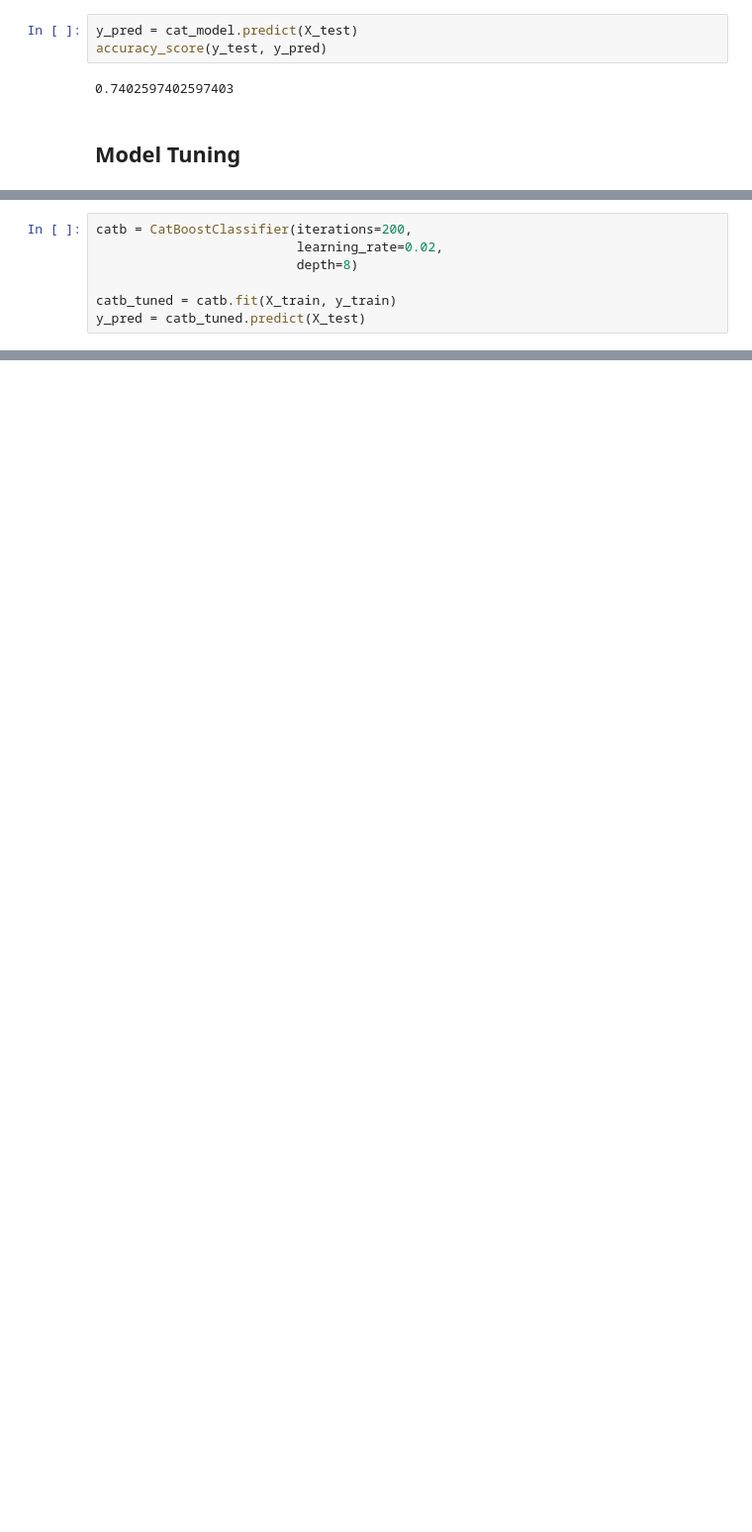
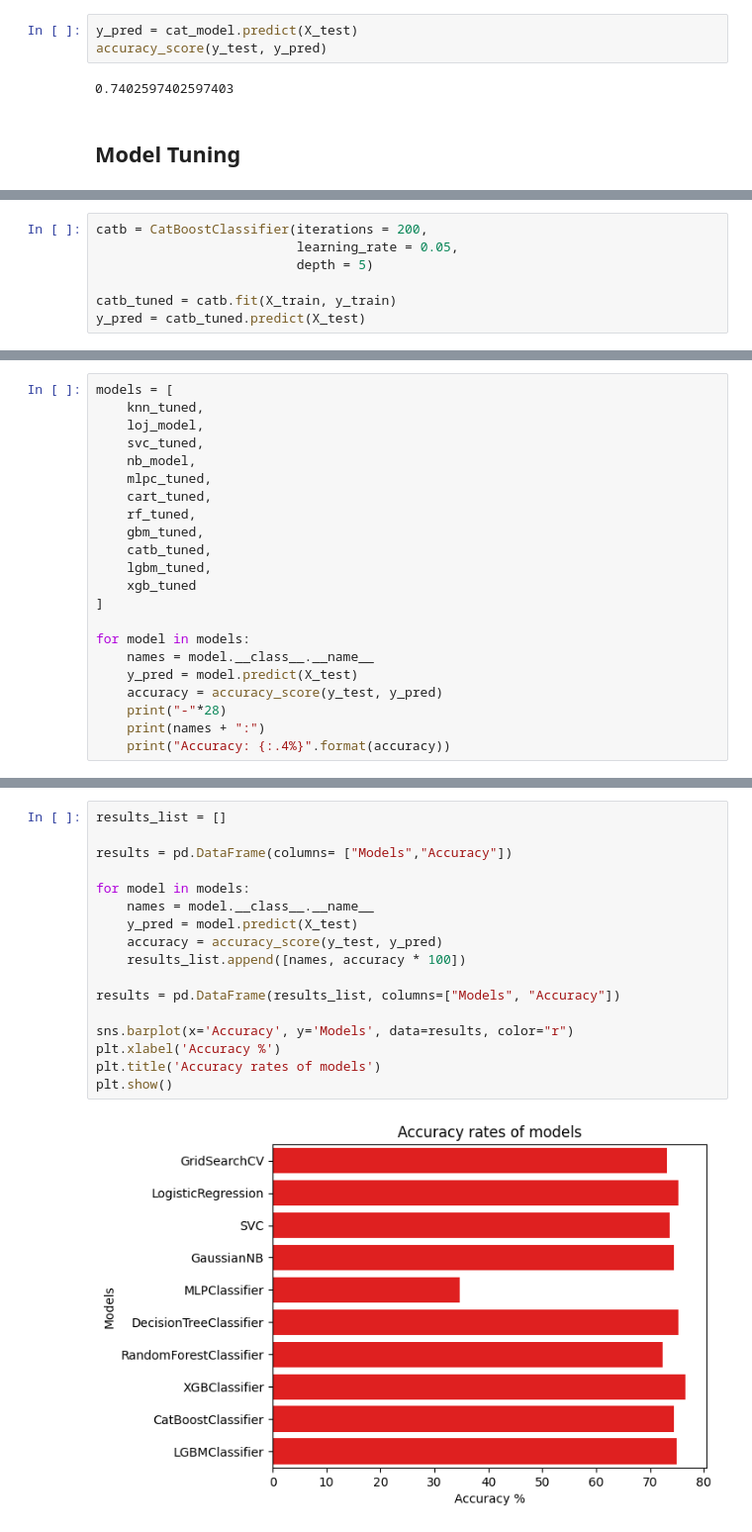
Before and after one commit to zeynepersen/diabetes-classification-ml-model, a Jupyter notebook: classification.ipynb, the cells around one changed output, grey strips where cells are left out. Shown at 99% size. Saved outputs shown, nothing was run; the diff lists cells and outputs as text; blank space fills up the shorter version.

```diff
--- a/classification.ipynb
+++ b/classification.ipynb
@@ -1278,7 +1278,7 @@ catb_cv_model.best_params_
 # %%
-catb = CatBoostClassifier(iterations=200,
-                          learning_rate=0.02,
-                          depth=8)
+catb = CatBoostClassifier(iterations = 200,
+                          learning_rate = 0.05,
+                          depth = 5)
 
 catb_tuned = catb.fit(X_train, y_train)
 y_pred = catb_tuned.predict(X_test)
@@ -1307,0 +1310,22 @@ accuracy_score(y_test, y_pred)
+# %%
+models = [
+    knn_tuned,
+    loj_model,
+    svc_tuned,
+    nb_model,
+    mlpc_tuned,
+    cart_tuned,
+    rf_tuned,
+    gbm_tuned,
+    catb_tuned,
+    lgbm_tuned,
+    xgb_tuned
+]
+
+for model in models:
+    names = model.__class__.__name__
+    y_pred = model.predict(X_test)
+    accuracy = accuracy_score(y_test, y_pred)
+    print("-"*28)
+    print(names + ":")
+    print("Accuracy: {:.4%}".format(accuracy))
@@ -1307,0 +1350,19 @@ accuracy_score(y_test, y_pred)
+# %%
+results_list = []
+
+results = pd.DataFrame(columns= ["Models","Accuracy"])
+
+for model in models:
+    names = model.__class__.__name__
+    y_pred = model.predict(X_test)
+    accuracy = accuracy_score(y_test, y_pred)
+    results_list.append([names, accuracy * 100])
+
+results = pd.DataFrame(results_list, columns=["Models", "Accuracy"])
+
+sns.barplot(x='Accuracy', y='Models', data=results, color="r")
+plt.xlabel('Accuracy %')
+plt.title('Accuracy rates of models')
+plt.show()
+# %% [output]
+[figure, added]
```
Also changed, not shown: parts of 11 cells of this notebook, 4 other files.
